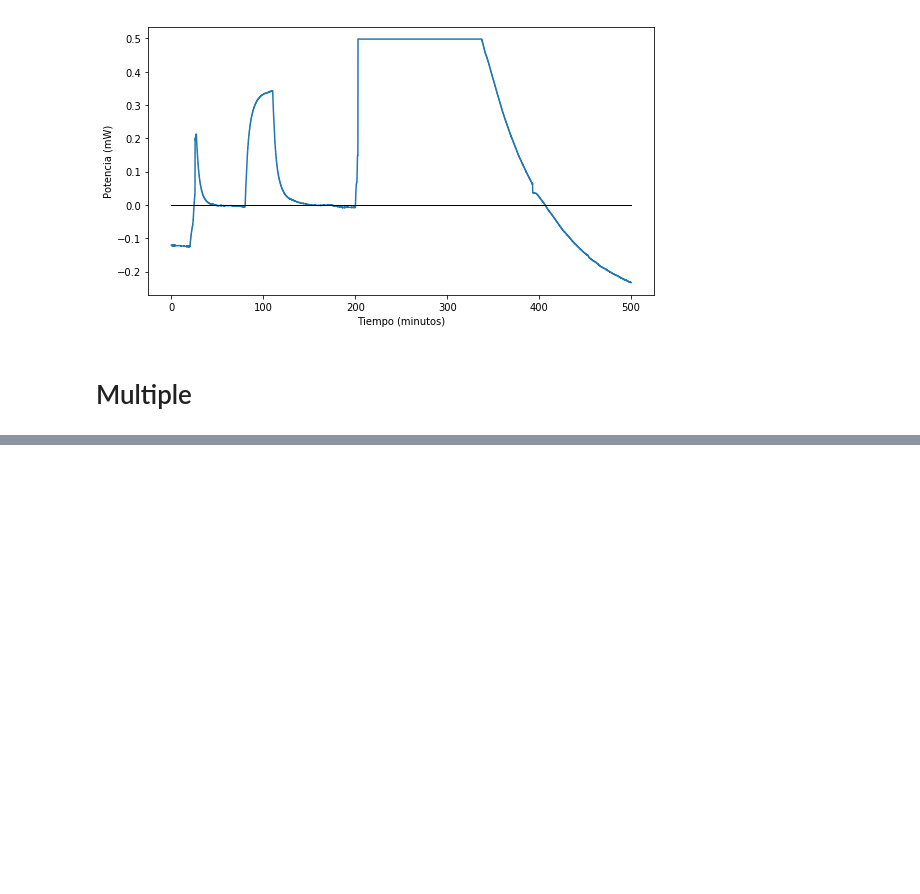
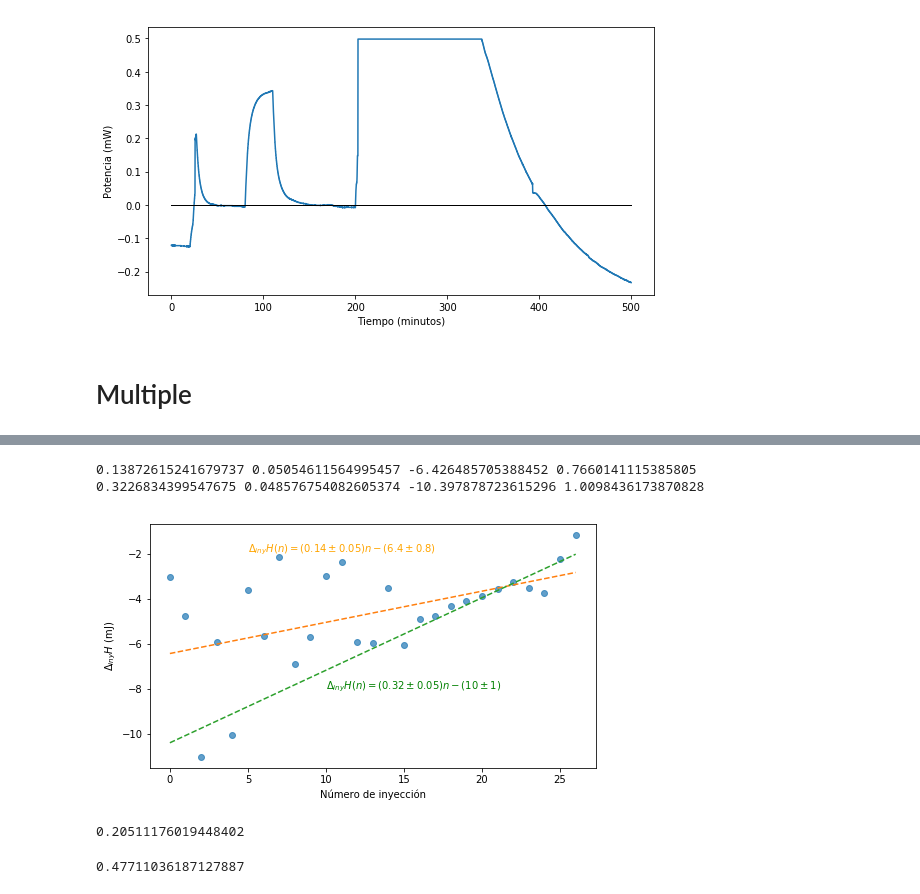
Before and after one commit to jsbarbosa/TesisQuimica, a Jupyter notebook: Data/ChemicalCalibrations/Analyzer.ipynb, the cells around one changed output, grey strips where cells are left out. Cells and saved outputs as stored; diff of their text form; code cells hidden in the pictures; blank space fills up the shorter version.

```diff
--- a/Data/ChemicalCalibrations/Analyzer.ipynb
+++ b/Data/ChemicalCalibrations/Analyzer.ipynb
@@ -263,0 +263,48 @@ len(vs)
+# %%
+integrals = np.array([integrateData(propanol_m, t0, t1, col = 3)[0] for (t0, t1) in limits]) * 1e3
+# %%
+x = np.arange(len(integrals))
+integrals *= -1
+(m, b), cov = np.polyfit(x, integrals, 1, cov = 1)
+dm = cov[0, 0]**0.5
+db = cov[1, 1]**0.5
+
+print(m, dm, b, db)
+
+y = m * x + b
+
+(m2, b2), cov = np.polyfit(x[15:], integrals[15:], 1, cov = 1)
+dm2 = cov[0, 0]**0.5
+db2 = cov[1, 1]**0.5
+
+y2 = m2 * x + b2
+print(m2, dm2, b2, db2)
+# %% [output]
+0.13872615241679737 0.05054611564995457 -6.426485705388452 0.7660141115385805
+0.3226834399547675 0.048576754082605374 -10.397878723615296 1.0098436173870828
+# %%
+fig, ax = plt.subplots(figsize = (8, 4.5))
+ax.plot(x, integrals, 'o', alpha = 0.7)
+ax.plot(x, y, '--')
+ax.plot(x, y2, '--')
+
+ax.set_xlabel('Número de inyección')
+ax.set_ylabel(r'$\Delta_{iny}H$ (mJ)')
+
+ax.text(5, -1.9, '$\Delta_{iny}H(n) = (0.14 \pm 0.05)n - (6.4 \pm 0.8)$', color = 'orange')
+
+ax.text(10, -8, '$\Delta_{iny}H(n) = (0.32 \pm 0.05)n - (10 \pm 1)$', color = 'g')
+
+
+fig.savefig('multipleInt.png', dpi = 300)
+plt.show()
+# %% [output]
+[figure, added]
+# %%
+0.1387e-3 / n
+# %% [output]
+0.20511176019448402
+# %%
+0.32263e-3 / n
+# %% [output]
+0.47711036187127887
```
Also changed, not shown: parts of 14 cells of this notebook, 3 other files.
